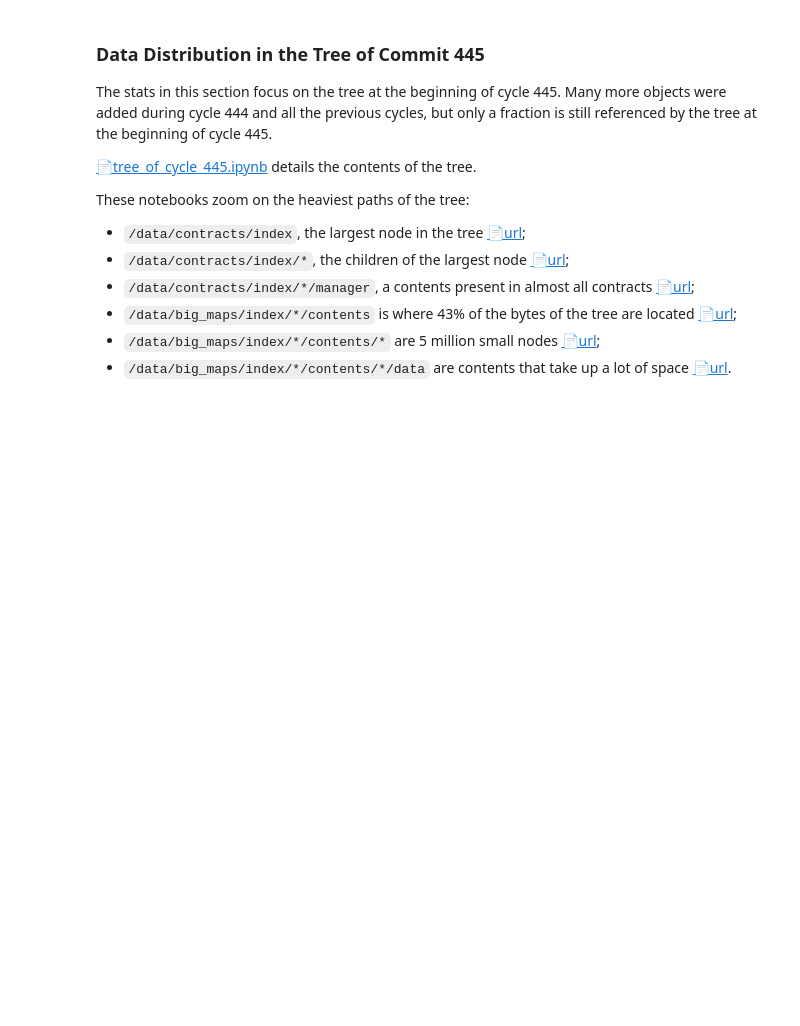
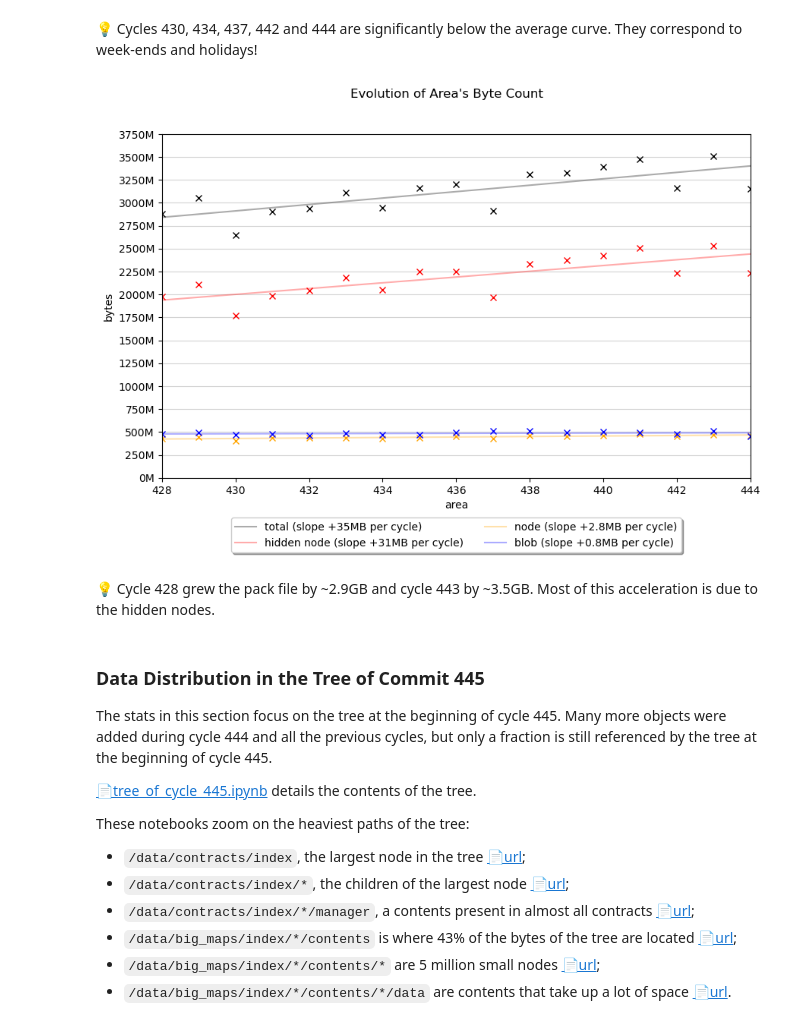
Before and after one commit to Ngoguey42/segment_hangzhou, a Jupyter notebook: index.ipynb, the cells around one changed output. Cells and saved outputs as stored; diff of their text form; code cells hidden in the pictures; blank space fills up the shorter version.

```diff
--- a/index.ipynb
+++ b/index.ipynb
@@ -107,3 +121,11 @@ This document considers 19 areas delimited by the 18 commits:
+# %% [markdown]
+💡 Cycles 430, 434, 437, 442 and 444 are significantly below the average curve. They correspond to week-ends and holidays!
+# %%
+custom_plot_tools.plot_area_curve_byte_count('/tmp/summary_df1.csv')
+# %% [output]
+[figure, added]
+# %% [markdown]
+💡 Cycle 428 grew the pack file by ~2.9GB and cycle 443 by ~3.5GB. Most of this acceleration is due to the hidden nodes.
 # %% [markdown]
 ### Data Distribution in the Tree of Commit 445
 
```
Also changed, not shown: parts of 5 cells of this notebook, 4 other files.
